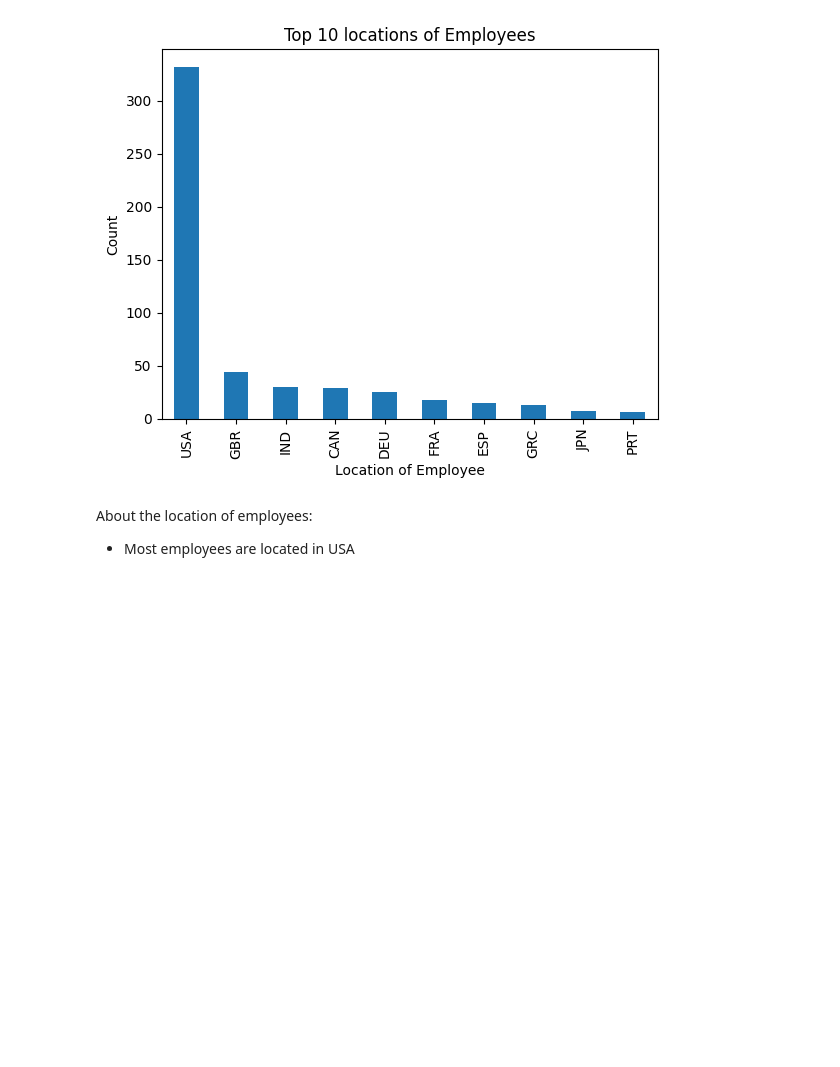
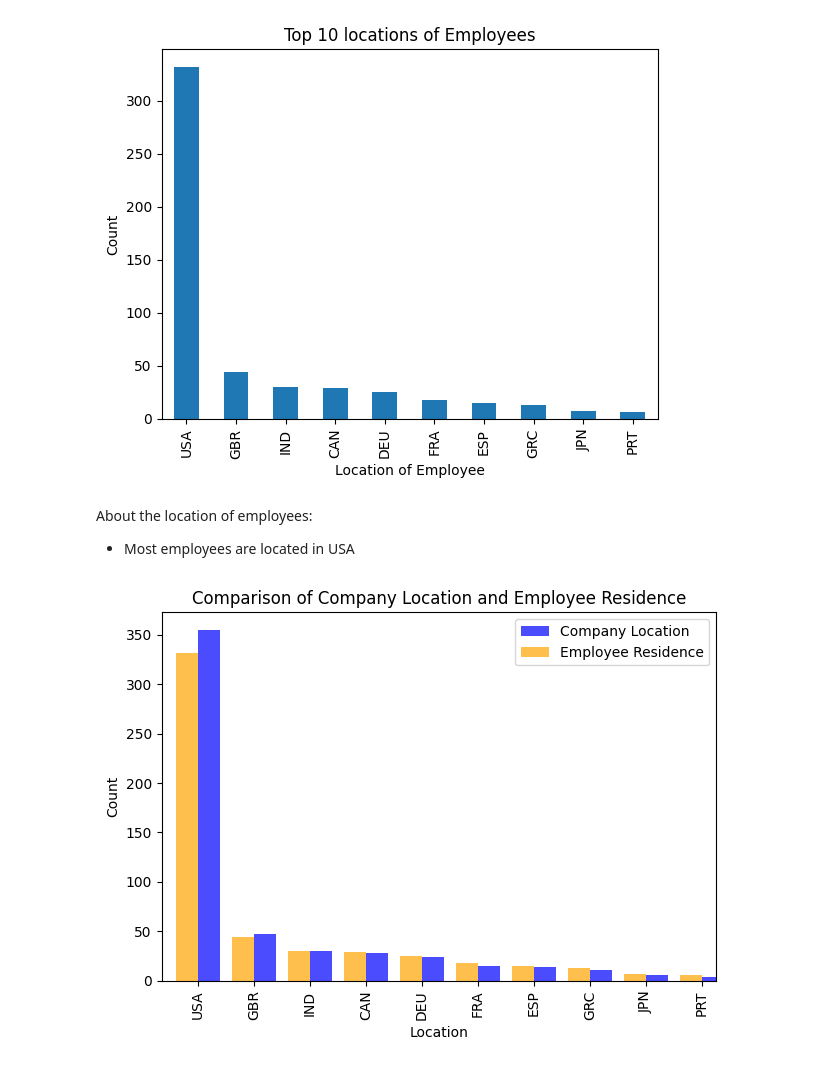
Before and after one commit to NacuAndrei/DataScience-JobSalaries, a Jupyter notebook: DataScienceSalaries.ipynb, the cells around one changed output. Drawn from its saved outputs; the diff is of its cells as text; code cells hidden in the pictures; blank space fills up the shorter version.

Commit message:
Explored company_location and compared it to employee residence

```diff
--- a/DataScienceSalaries.ipynb
+++ b/DataScienceSalaries.ipynb
@@ -244,3 +244,15 @@ plt.show()
 # %% [markdown]
 About the location of employees:
  - Most employees are located in USA
+# %%
+df['company_location'].value_counts().head(10).plot(kind='bar', color='blue', alpha=0.7, label='Company Location', position=0, width=0.4)
+df['employee_residence'].value_counts().head(10).plot(kind='bar', color='orange', alpha=0.7, label='Employee Residence', position=1, width=0.4)
+
+plt.xlabel('Location')
+plt.ylabel('Count')
+plt.title('Comparison of Company Location and Employee Residence')
+plt.legend()
+plt.tight_layout()
+plt.show()
+# %% [output]
+[figure, added]
```
